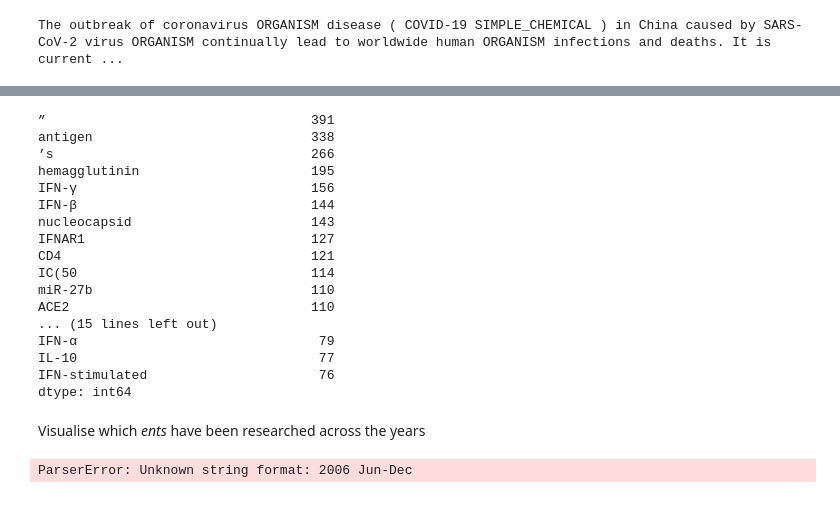
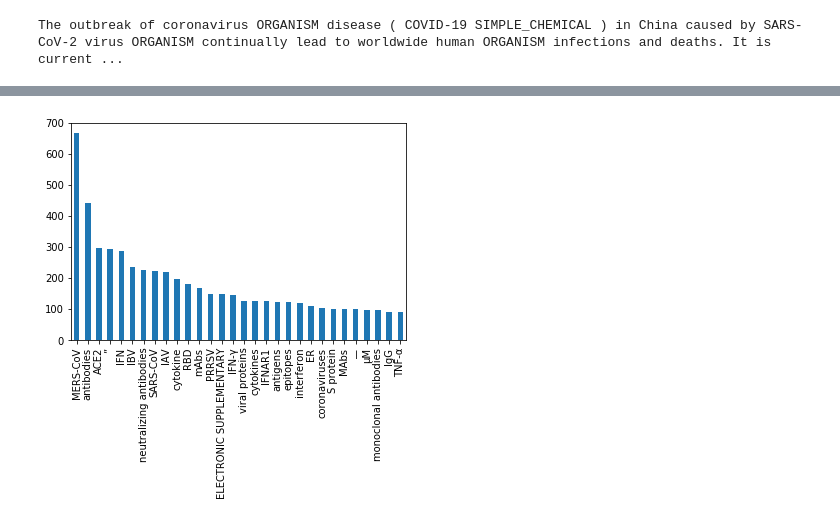
Before and after one commit to MartinTschechne/ML4H2020, a Jupyter notebook: NLP/Initial look on data.ipynb, the cells around one changed output, grey strips where cells are left out. Saved outputs shown, nothing was run; the diff lists cells and outputs as text; code cells hidden in the pictures.

Commit message:
TSNE plot and barplot added

```diff
--- a/NLP/Initial look on data.ipynb
+++ b/NLP/Initial look on data.ipynb
@@ -272,8 +254,7 @@ nlp_protein = spacy.load("en_ner_jnlpba_md")
 nlp_disease = spacy.load("en_ner_bc5cdr_md")
 nlp_genes   = spacy.load("en_ner_bionlp13cg_md")
 # %%
-nlp = spacy.load("en_ner_bionlp13cg_md")
-doc = nlp(abstracts.iloc[sample,7])
+doc = nlp_genes(abstracts.iloc[sample,7])
 spacy.displacy.render(doc, style='ent',jupyter=True)
 # %% [output]
 The outbreak of coronavirus ORGANISM disease ( COVID-19 SIMPLE_CHEMICAL ) in China caused by SARS-CoV-2 virus ORGANISM continually lead to worldwide human ORGANISM infections and deaths. It is current ...
@@ -291,19 +288,0 @@ vaccines['EntitiesLabels'] = ''
-# %%
-for idx, a in enumerate(vaccines.abstract.iloc[:100]): #
-    doc = nlp_protein(a)
-    e1 = [doc.ents[x].text for x in range(len(doc.ents)) if len(doc.ents) != 0]
-    l1 = [doc.ents[x].label_ for x in range(len(doc.ents)) if len(doc.ents) != 0]
-
-    doc = nlp_disease(a)
-    e2 = [doc.ents[x].text for x in range(len(doc.ents)) if len(doc.ents) != 0]
-    l2 = [doc.ents[x].label_ for x in range(len(doc.ents)) if len(doc.ents) != 0]
-
-    doc = nlp_genes(a)
-    e3 = [doc.ents[x].text for x in range(len(doc.ents)) if len(doc.ents) != 0]
-    l3 = [doc.ents[x].label_ for x in range(len(doc.ents)) if len(doc.ents) != 0]
-
-    ents = [e1,e2,e3]
-    labels = [l1,l2,l3]
-
-    vaccines.at[idx, 'Entities'] = [item for sublist in ents for item in sublist if sublist] # list(set())
-    vaccines.at[idx, 'EntitiesLabels'] = [item for sublist in labels for item in sublist if sublist]
@@ -310,5 +298,8 @@ for idx, a in enumerate(vaccines.abstract.iloc[:100]): #
 # %%
 def extract_named_ents(text):
-    return [(ent.text, ent.label_) for ent in nlp(text).ents]
+    medical_list = []
+    for model in [nlp_protein, nlp_disease, nlp_genes]:
+        medical_list.append([(ent.text, ent.label_) for ent in model(text).ents])
+    return [item for sublist in medical_list for item in sublist]
 # %%
-vaccines['Entities'] = vaccines[~vaccines.abstract_noabbreviations.isna()]['abstract_noabbreviations'].progress_apply(extract_named_ents)
+vaccines['Entities'] = vaccines[~vaccines.abstract.isna()]['abstract'].progress_apply(extract_named_ents)
@@ -337,27 +360,11 @@ dtype: int64
 # %%
-idx_ent = np.where(s.str[1] == 'GENE_OR_GENE_PRODUCT') # Change this string to see results for different entities
-s.str[0].iloc[idx_ent].value_counts().head(30)
+entity_label = 'PROTEIN'
+
+idx_ent = np.where(s.str[1] == entity_label) # Change this string to see results for different entities
+
+bp = s.str[0].iloc[idx_ent].value_counts().head(30)
+bp.plot(kind='bar')
+plt.xticks(rotation=90)
+plt.show()
 # %% [output]
-”                                  391
-antigen                            338
-’s                                 266
-hemagglutinin                      195
-IFN-γ                              156
-IFN-β                              144
-nucleocapsid                       143
-IFNAR1                             127
-CD4                                121
-IC(50                              114
-miR-27b                            110
-ACE2                               110
-... (15 lines left out)
-IFN-α                               79
-IL-10                               77
-IFN-stimulated                      76
-dtype: int64
+[figure, added]
-# %% [markdown]
-Visualise which *ents* have been researched across the years
-# %%
-vaccines.publish_time = pd.to_datetime(vaccines.publish_time)
-# %% [output]
-ParserError: Unknown string format: 2006 Jun-Dec
```
Also changed, not shown: parts of 49 cells of this notebook.
